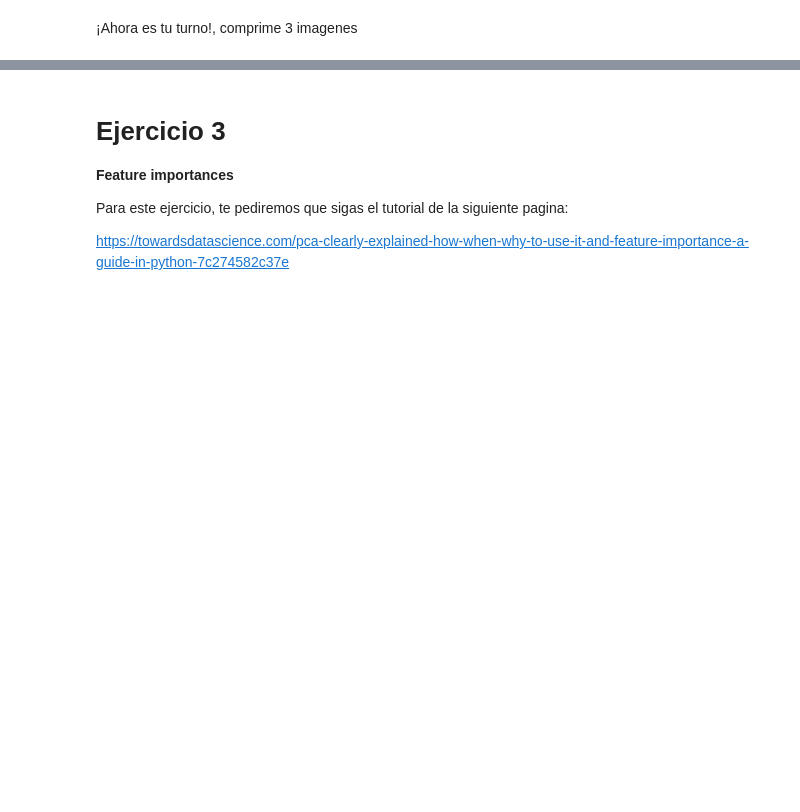
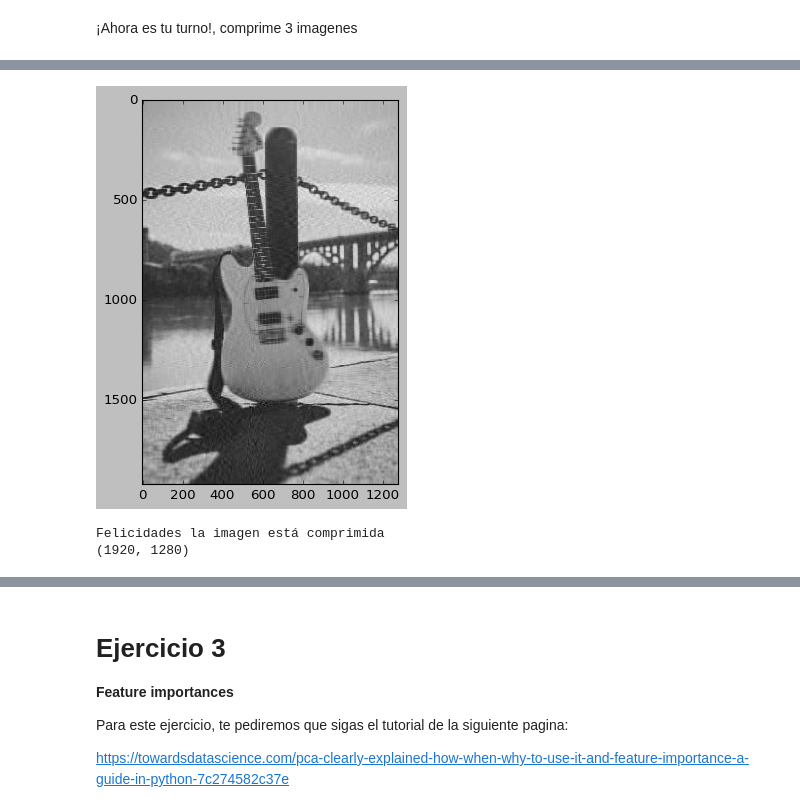
Before and after one commit to PosgradoMNA/actividades-de-aprendizaje-rzunick, a Jupyter notebook: Semana_5_Repaso_Transformación_y_Reduccion_de_Dimensiones_Ronald_Zuniga_A01686240.ipynb, the cells around one changed output, grey strips where cells are left out. Saved outputs shown, nothing was run; the diff lists cells and outputs as text; code cells hidden in the pictures; blank space fills up the shorter version.

```diff
--- a/Semana_5_Repaso_Transformación_y_Reduccion_de_Dimensiones_Ronald_Zuniga_A01686240.ipynb
+++ b/Semana_5_Repaso_Transformación_y_Reduccion_de_Dimensiones_Ronald_Zuniga_A01686240.ipynb
@@ -198,0 +379,13 @@ Felicidades la imagen está comprimida
+# %%
+nvalue = 50
+#------------------------------
+reconstimg = np.matrix(U[:,:nvalue])*np.diag(D[:nvalue])*np.matrix(V[:nvalue,:])
+
+plt.imshow(reconstimg,cmap='gray')
+plt.show()
+print("Felicidades la imagen está comprimida")
+print(reconstimg.shape)
+# %% [output]
+[figure, added]
+Felicidades la imagen está comprimida
+(1920, 1280)
```
Also changed, not shown: parts of 19 cells of this notebook.
